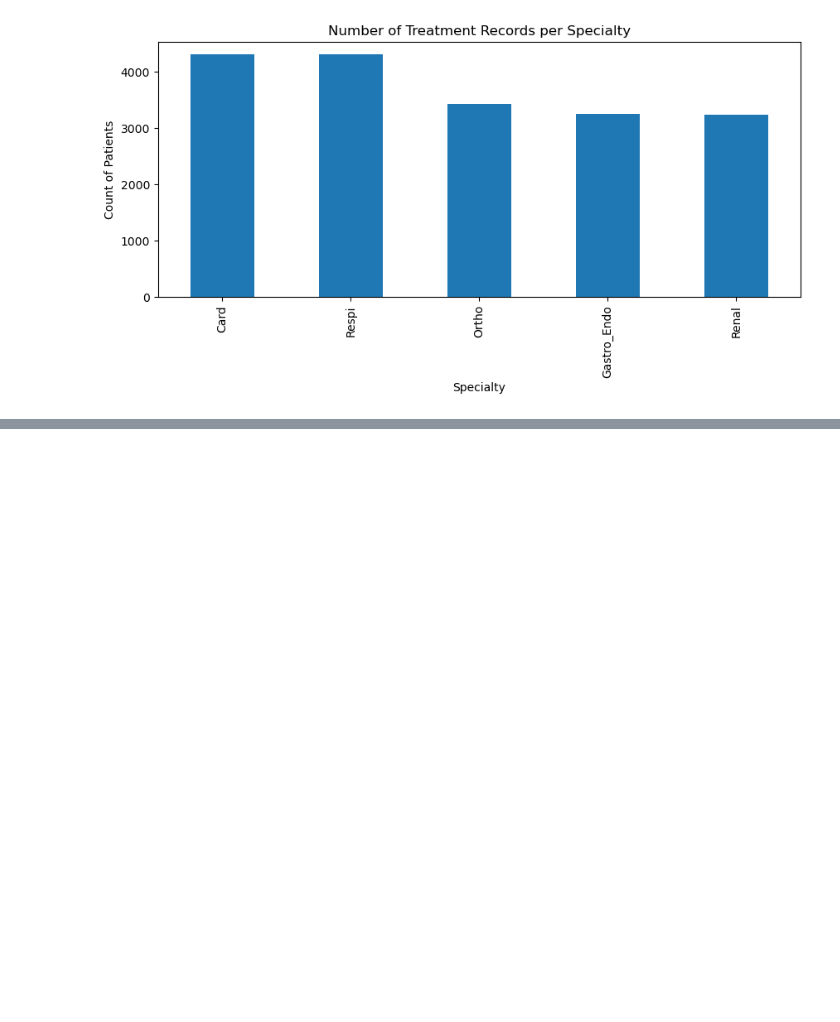
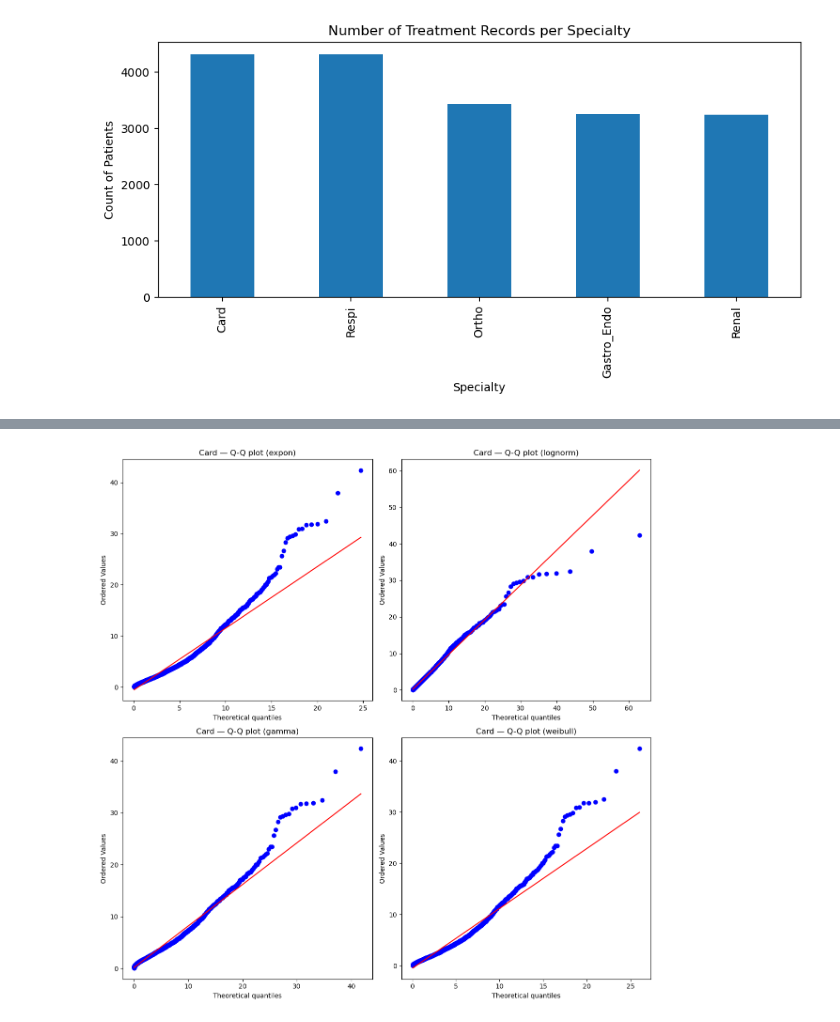
Before and after one commit to elenayzhu/mie360, a Jupyter notebook: Treatment_InputModelling.ipynb, the cells around one changed output, grey strips where cells are left out. Saved outputs shown, nothing was run; the diff lists cells and outputs as text; code cells hidden in the pictures; blank space fills up the shorter version.

```diff
--- a/Treatment_InputModelling.ipynb
+++ b/Treatment_InputModelling.ipynb
@@ -122,0 +196,8 @@ plt.show()
+# %%
+all_fits, best_fits = fit_distributions_by_specialty(df_treatment)
+
+print("All fits (first few rows):")
+display(all_fits.head())
+
+print("\nBest distribution per specialty (by AIC):")
+display(best_fits[["Specialty", "Distribution", "AIC", "BIC", "N"]])
@@ -122,0 +280,30 @@ plt.show()
+# %%
+candidate_dists = {
+    "expon": stats.expon,
+    "lognorm": stats.lognorm,
+    "gamma": stats.gamma,
+    "weibull": stats.weibull_min,
+}
+
+def qq_plots_all_distributions(df, specialty, time_col="TreatmentTime"):
+    data = df.loc[df["Specialty"] == specialty, time_col].values
+    data = data[data > 0]   # distributions require positive values
+
+    plt.figure(figsize=(12, 12))
+    plot_index = 1
+
+    for name, dist in candidate_dists.items():
+        params = dist.fit(data)
+
+        plt.subplot(2, 2, plot_index)
+        stats.probplot(data, dist=dist, sparams=params, plot=plt)
+
+        plt.title(f"{specialty} — Q-Q plot ({name})")
+        plot_index += 1
+
+    plt.tight_layout()
+    plt.show()
+# %%
+qq_plots_all_distributions(df_treatment, "Card")
+# %% [output]
+[figure, added]
```
Also changed, not shown: parts of 9 cells of this notebook.
